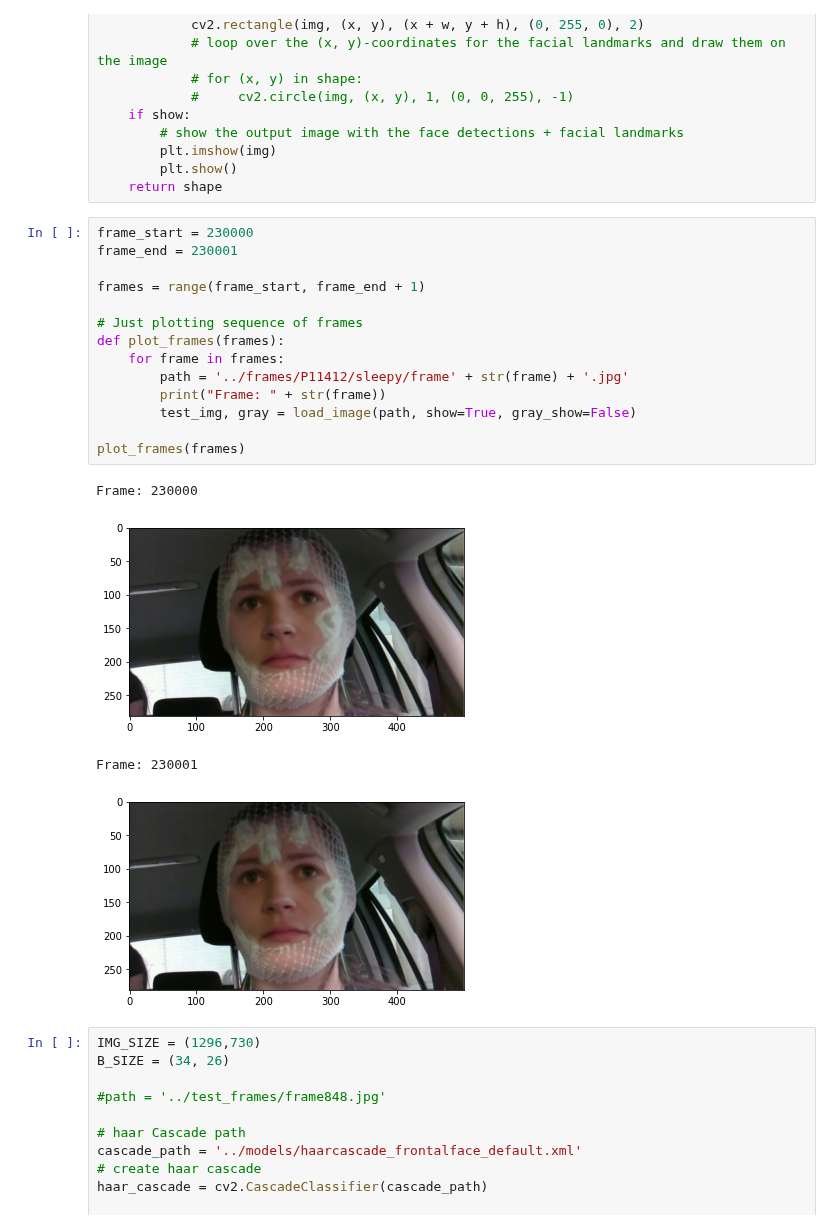
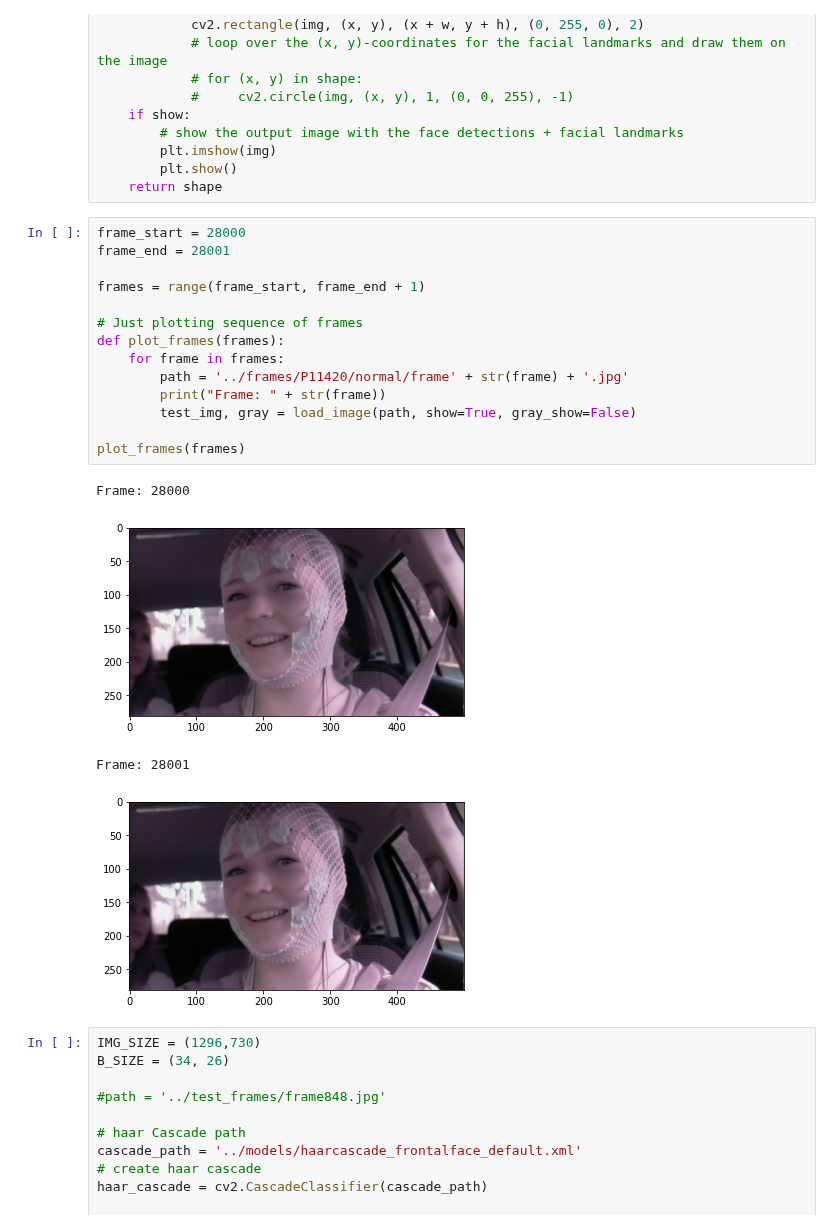
Before and after one commit to fruste/driver-drowsiness, a Jupyter notebook: code/blinking_detection.ipynb, the cells around one changed output. Drawn from its saved outputs; the diff is of its cells as text.

```diff
--- a/code/blinking_detection.ipynb
+++ b/code/blinking_detection.ipynb
@@ -140,24 +140,24 @@ def get_landmarks(img, gray, rects, show=False):
         plt.show()
     return shape
 # %%
-frame_start = 230000
-frame_end = 230001
+frame_start = 28000
+frame_end = 28001
 
 frames = range(frame_start, frame_end + 1)
 
 # Just plotting sequence of frames
 def plot_frames(frames):
     for frame in frames:
-        path = '../frames/P11412/sleepy/frame' + str(frame) + '.jpg'
+        path = '../frames/P11420/normal/frame' + str(frame) + '.jpg'
         print("Frame: " + str(frame))
         test_img, gray = load_image(path, show=True, gray_show=False)
 
 plot_frames(frames)
 # %% [output]
-Frame: 230000
+Frame: 28000
-[figure, old version]
+[figure, new version]
-Frame: 230001
+Frame: 28001
-[figure, old version]
+[figure, new version]
 # %%
 IMG_SIZE = (1296,730)
 B_SIZE = (34, 26)
```
Also changed, not shown: parts of 1 cell of this notebook, 10 other files.
